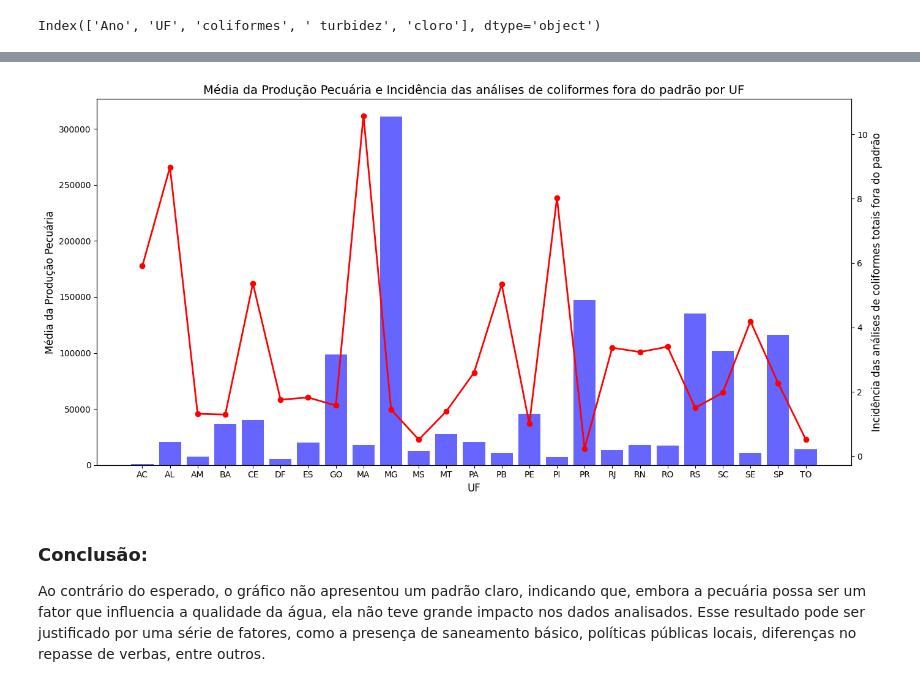
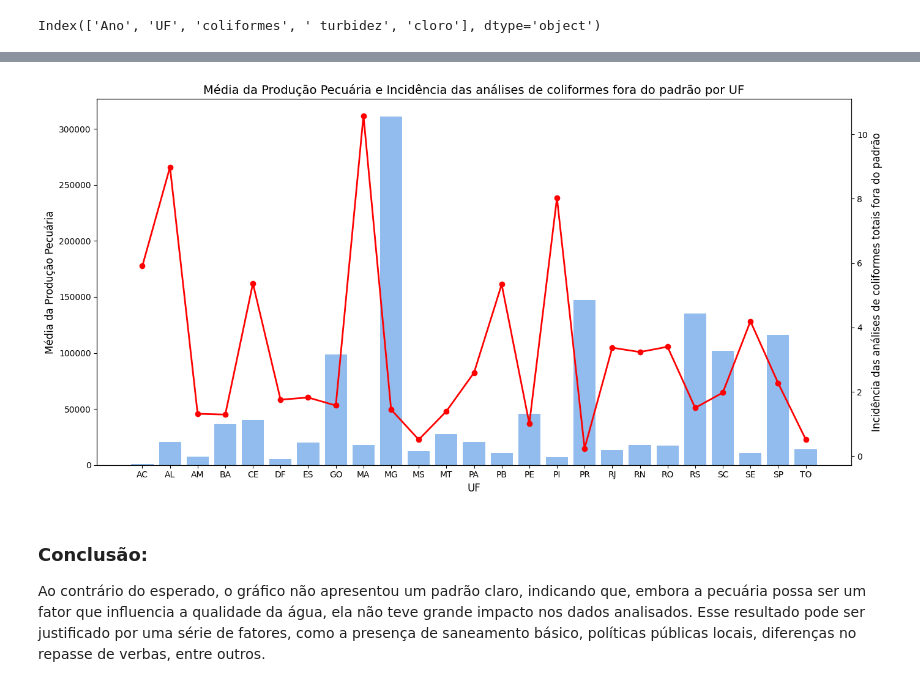
Before and after one commit to amandacmelo/Projeto-Ciencia-de-Dados, a Jupyter notebook: Análise Exploratória dos Dados/Análise_exploratória_dos_dados_Atividade_agrícolas_e_pecuarias.ipynb, the cells around one changed output, grey strips where cells are left out. Cells and saved outputs as stored; diff of their text form; code cells hidden in the pictures.

```diff
--- a/Análise Exploratória dos Dados/Análise_exploratória_dos_dados_Atividade_agrícolas_e_pecuarias.ipynb
+++ b/Análise Exploratória dos Dados/Análise_exploratória_dos_dados_Atividade_agrícolas_e_pecuarias.ipynb
@@ -214,35 +206,35 @@ dados_relacionados = pd.merge(dados_agrupados, dados_aguas, on=['UF', 'Ano'], ho
 
 # Substituir vírgulas por pontos para garantir a conversão correta
 dados_relacionados['coliformes'] = dados_relacionados['coliformes'].astype(str).str.replace(',', '.')
 dados_relacionados['coliformes'] = pd.to_numeric(dados_relacionados['coliformes'], errors='coerce')
 
 # Remover estados que tenham qualquer valor 0 em 'VlProducaoPecuaria' ou 'Valor'
 # Foi utilizado essa técnica de deixar apenas uma aparição do estado quando encontrasse o valor 0 para facilitar a retirada do mesmo, já que se um ano possuir um ruído afeta o resultado da média
 estados_com_zero = dados_relacionados[(dados_relacionados['VlProducaoPecuaria'] == 0) | (dados_relacionados['coliformes'] == 0)]['UF'].unique()
 
 dados_filtrados = dados_relacionados[~dados_relacionados['UF'].isin(estados_com_zero)]
 
 # Calcular a média da produção pecuária e valor por 'UF'
 dados_media = dados_filtrados.groupby('UF')[['VlProducaoPecuaria', 'coliformes']].mean().reset_index()
 
 
 fig, ax1 = plt.subplots(figsize=(14, 7))
 # Barras para a produção pecuária
-ax1.bar(dados_media['UF'], dados_media['VlProducaoPecuaria'], color='b', alpha=0.6, label='Produção Pecuária')
+ax1.bar(dados_media['UF'], dados_media['VlProducaoPecuaria'], color='#4A90E2', alpha=0.6, label='Produção Pecuária')
 ax1.set_xlabel('UF', fontsize=12)
 ax1.set_ylabel('Média da Produção Pecuária', fontsize=12)
 # Criar o segundo eixo y para o gráfico de linha (para 'Valor')
 ax2 = ax1.twinx()
 ax2.plot(dados_media['UF'], dados_media['coliformes'], color='r', marker='o', label='Valor de Águas', linestyle='-', linewidth=2)
 ax2.set_ylabel('Incidência das análises de coliformes totais fora do padrão', fontsize=12)
 
 plt.title('Média da Produção Pecuária e Incidência das análises de coliformes fora do padrão por UF', fontsize=14)
 plt.xticks(rotation=45)
 fig.tight_layout()
 
 plt.show()
 # %% [output]
-[figure, old version]
+[figure, new version]
 # %% [markdown]
 ### Conclusão:
 
```
Also changed, not shown: parts of 11 cells of this notebook.
